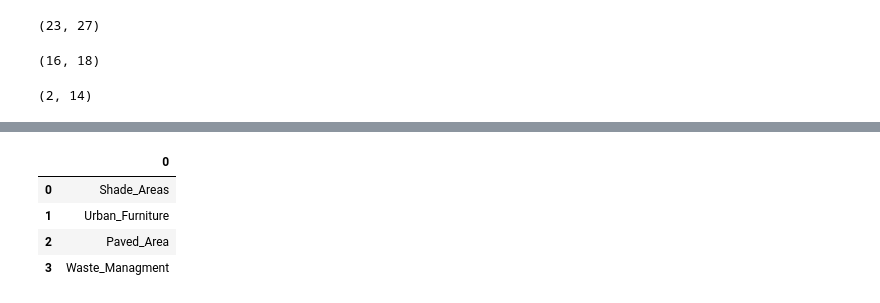
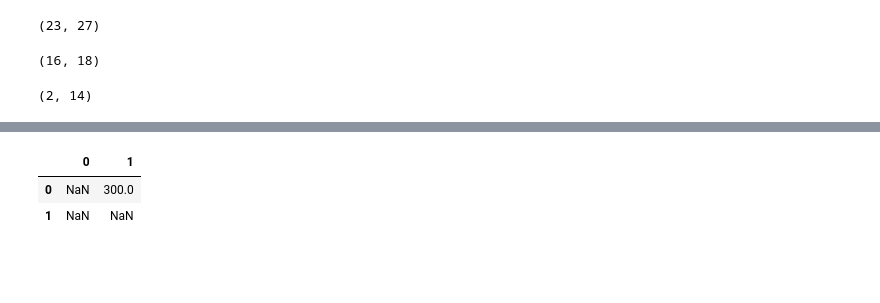
Before and after one commit to guillermosanchezg/NAUTIA, a Jupyter notebook: DesarrolloPy/NotebookTransform.ipynb, the cells around one changed output, grey strips where cells are left out. Saved outputs shown, nothing was run; the diff lists cells and outputs as text; code cells hidden in the pictures; blank space fills up the shorter version.

```diff
--- a/DesarrolloPy/NotebookTransform.ipynb
+++ b/DesarrolloPy/NotebookTransform.ipynb
@@ -500,8 +445,13 @@ df
-# %%
-u_area
-# %% [output]
-|  | 0 |
-| 0 | Shade_Areas |
-| 1 | Urban_Furniture |
-| 2 | Paved_Area |
-| 3 | Waste_Managment |
+# %%
+df1 = dfFix(Bibliography,"Implementation date of the refugee camp (year)","Migration reasons")
+df2 = dfFix(Entities,"GENERAL_INFORMATION:Secondary_movement","GENERAL_INFORMATION:Relationship")
+df2 = df2['GENERAL_INFORMATION:Secondary_movement'].mean()
+array = np.array([df2])
+camp = concatDF(df1,pd.DataFrame(array))
+mkCSV(camp,"camp.csv")
+# %%
+camp
+# %% [output]
+|  | 0 | 1 |
+| 0 | NaN | 300.0 |
+| 1 | NaN | NaN |
```
Also changed, not shown: parts of 5 cells of this notebook, 50 other files.
